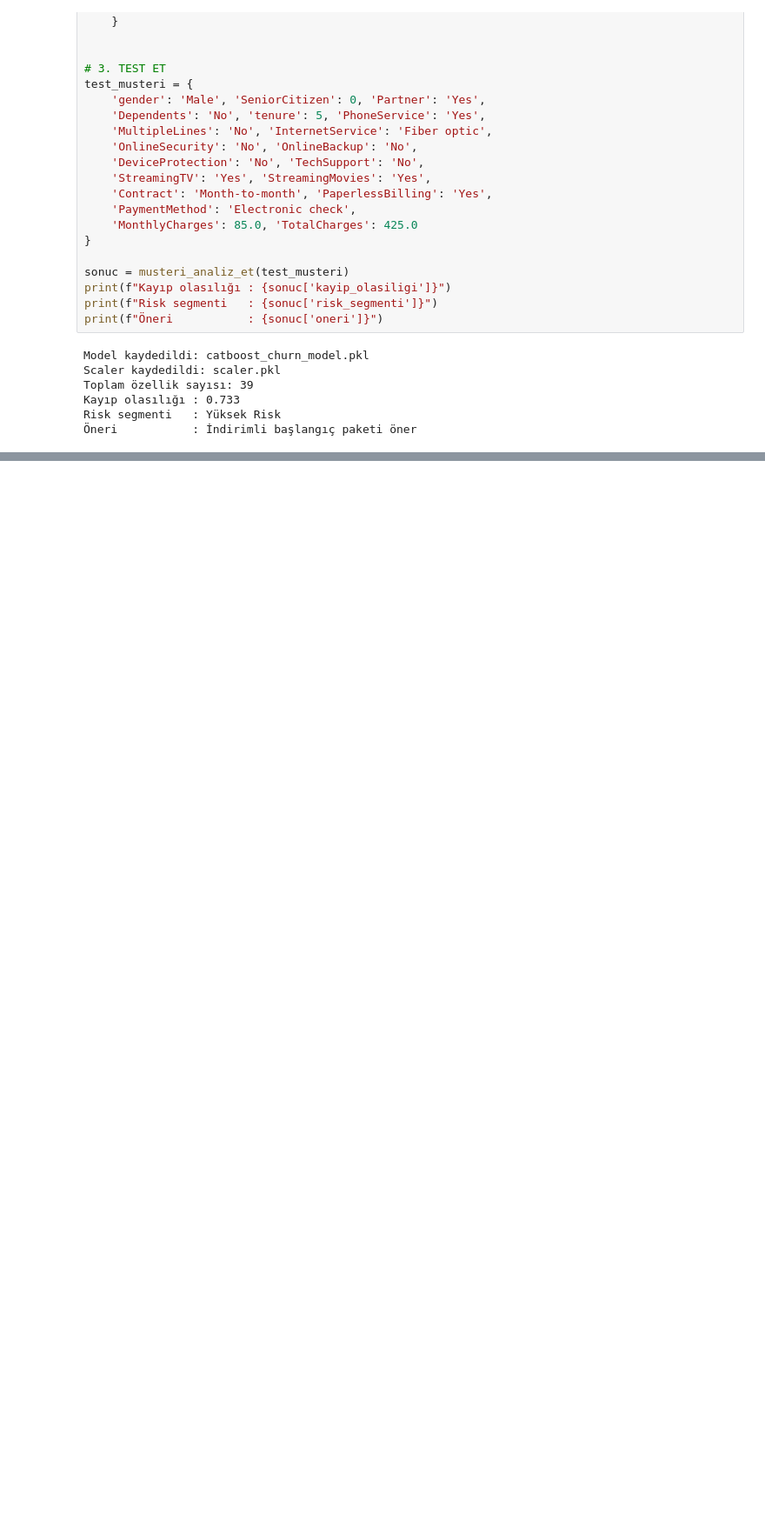
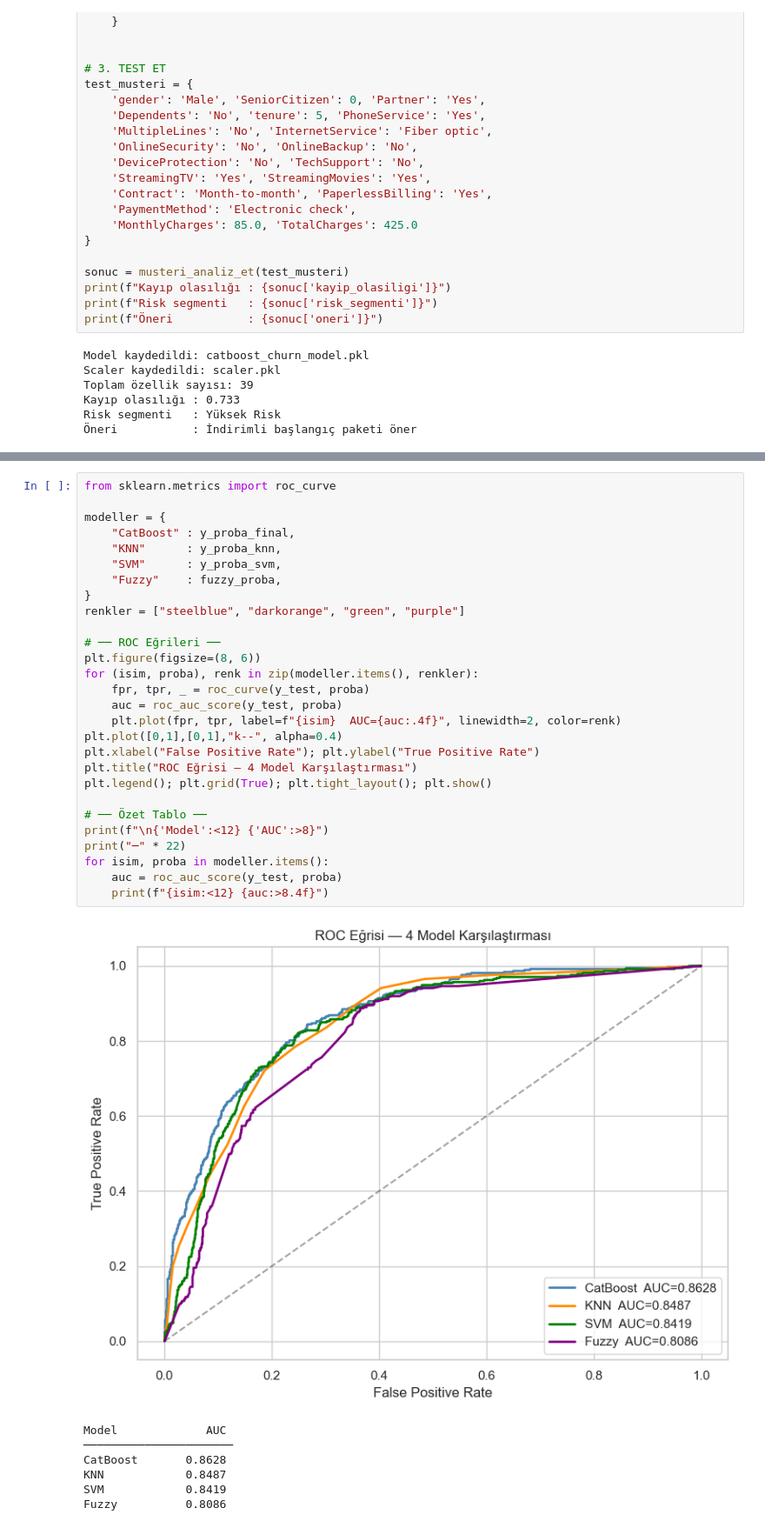
Before and after one commit to OguzIronCode/Customer-Node, a Jupyter notebook: AI_EDA.ipynb, the cells around one changed output, grey strips where cells are left out. Shown at 87% size. Saved outputs shown, nothing was run; the diff lists cells and outputs as text; blank space fills up the shorter version.

```diff
--- a/AI_EDA.ipynb
+++ b/AI_EDA.ipynb
@@ -1571,0 +1929,36 @@ Risk segmenti   : Yüksek Risk
+# %%
+from sklearn.metrics import roc_curve
+
+modeller = {
+    "CatBoost" : y_proba_final,
+    "KNN"      : y_proba_knn,
+    "SVM"      : y_proba_svm,
+    "Fuzzy"    : fuzzy_proba,
+}
+renkler = ["steelblue", "darkorange", "green", "purple"]
+
+# ── ROC Eğrileri ──
+plt.figure(figsize=(8, 6))
+for (isim, proba), renk in zip(modeller.items(), renkler):
+    fpr, tpr, _ = roc_curve(y_test, proba)
+    auc = roc_auc_score(y_test, proba)
+    plt.plot(fpr, tpr, label=f"{isim}  AUC={auc:.4f}", linewidth=2, color=renk)
+plt.plot([0,1],[0,1],"k--", alpha=0.4)
+plt.xlabel("False Positive Rate"); plt.ylabel("True Positive Rate")
+plt.title("ROC Eğrisi — 4 Model Karşılaştırması")
+plt.legend(); plt.grid(True); plt.tight_layout(); plt.show()
+
+# ── Özet Tablo ──
+print(f"\n{'Model':<12} {'AUC':>8}")
+print("─" * 22)
+for isim, proba in modeller.items():
+    auc = roc_auc_score(y_test, proba)
+    print(f"{isim:<12} {auc:>8.4f}")
+# %% [output]
+[figure, added]
+Model             AUC
+──────────────────────
+CatBoost       0.8628
+KNN            0.8487
+SVM            0.8419
+Fuzzy          0.8086
```
Also changed, not shown: parts of 29 cells of this notebook, 18 other files.
